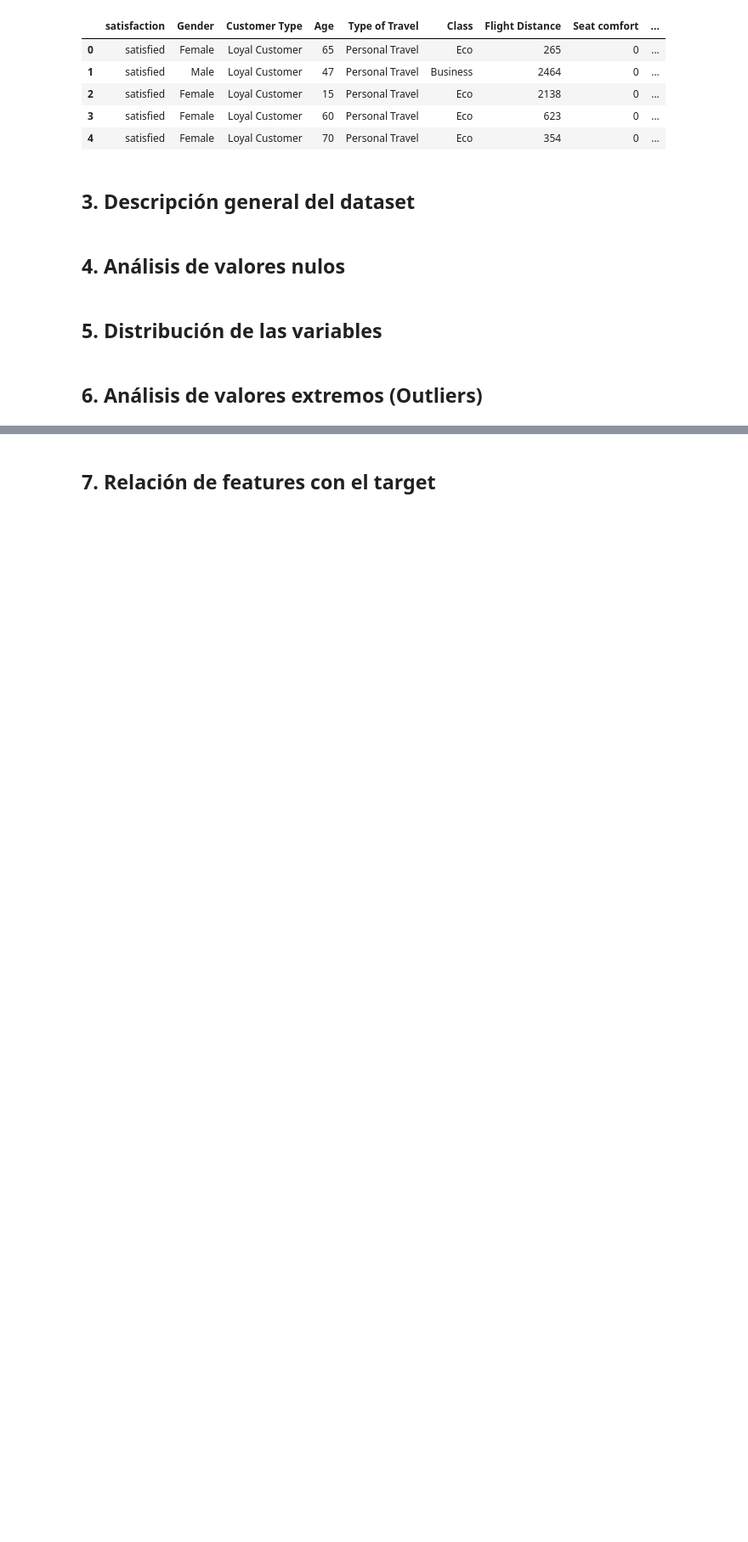
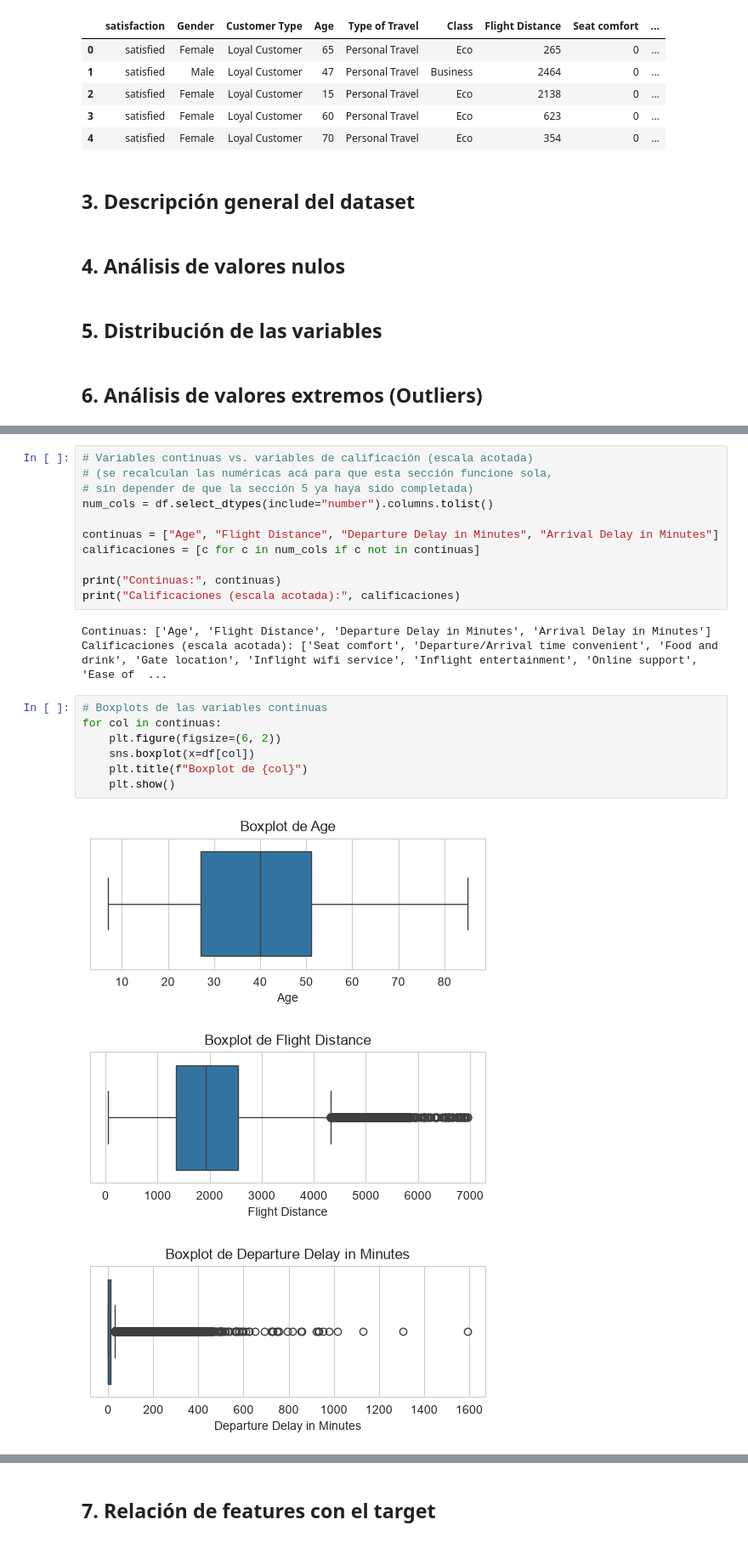
Before and after one commit to crismary-castellanos-stori/up-fds-tp, a Jupyter notebook: TP_EDA.ipynb, the cells around one changed output, grey strips where cells are left out. Shown at 85% size. Drawn from its saved outputs; the diff is of its cells as text; blank space fills up the shorter version.

```diff
--- a/TP_EDA.ipynb
+++ b/TP_EDA.ipynb
@@ -47,0 +56,25 @@ df.head()
+# %%
+# Variables continuas vs. variables de calificación (escala acotada)
+# (se recalculan las numéricas acá para que esta sección funcione sola,
+# sin depender de que la sección 5 ya haya sido completada)
+num_cols = df.select_dtypes(include="number").columns.tolist()
+
+continuas = ["Age", "Flight Distance", "Departure Delay in Minutes", "Arrival Delay in Minutes"]
+calificaciones = [c for c in num_cols if c not in continuas]
+
+print("Continuas:", continuas)
+print("Calificaciones (escala acotada):", calificaciones)
+# %% [output]
+Continuas: ['Age', 'Flight Distance', 'Departure Delay in Minutes', 'Arrival Delay in Minutes']
+Calificaciones (escala acotada): ['Seat comfort', 'Departure/Arrival time convenient', 'Food and drink', 'Gate location', 'Inflight wifi service', 'Inflight entertainment', 'Online support', 'Ease of  ...
+# %%
+# Boxplots de las variables continuas
+for col in continuas:
+    plt.figure(figsize=(6, 2))
+    sns.boxplot(x=df[col])
+    plt.title(f"Boxplot de {col}")
+    plt.show()
+# %% [output]
+[figure, added]
+[figure, added]
+[figure, added]
```
Also changed, not shown: parts of 12 cells of this notebook.
